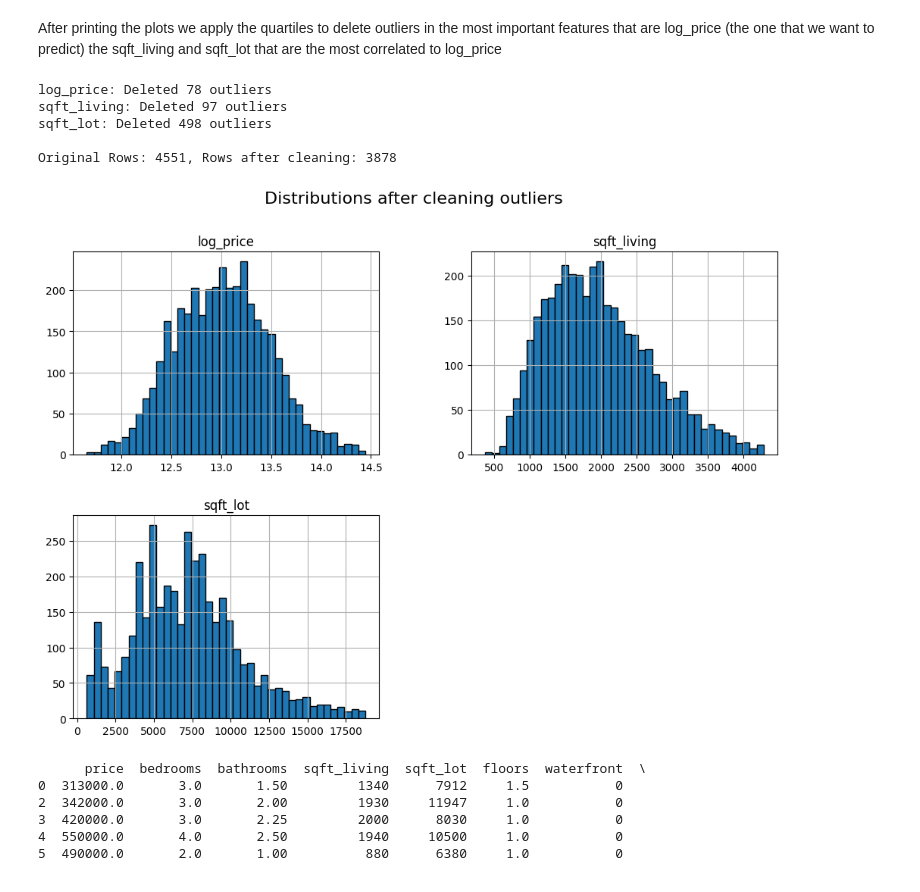
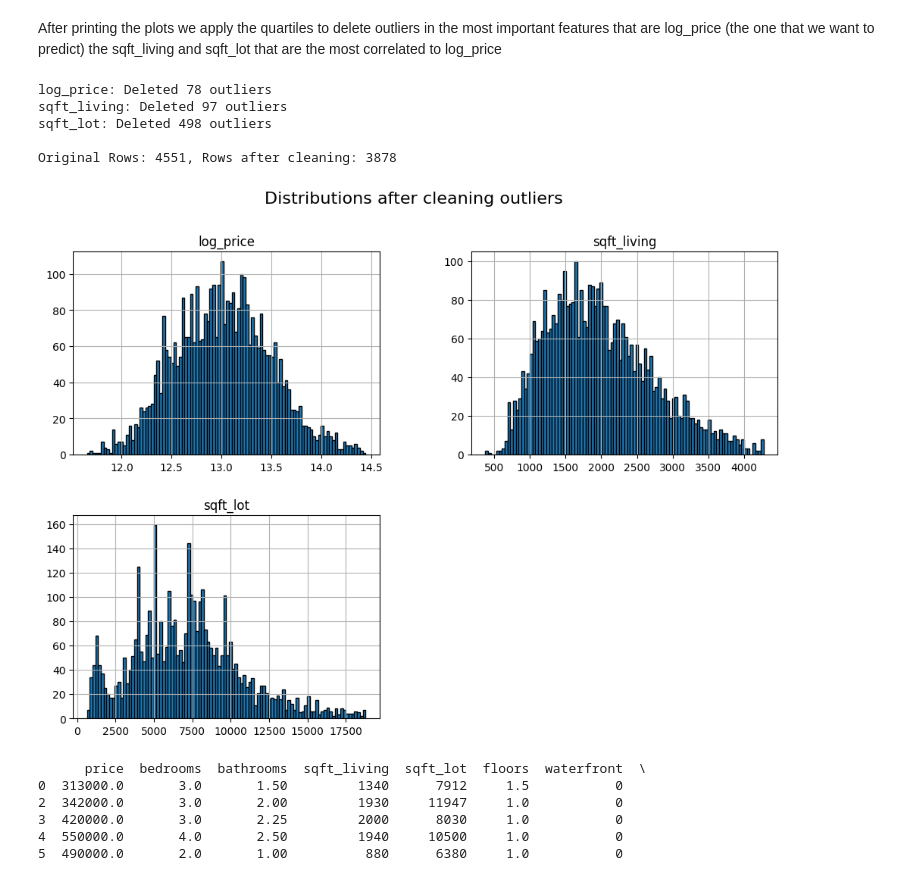
Before and after one commit to ItsTowi/Activity1_NEC, a Jupyter notebook: activity1.ipynb, the cells around one changed output. Drawn from its saved outputs; the diff is of its cells as text; code cells hidden in the pictures.

```diff
--- a/activity1.ipynb
+++ b/activity1.ipynb
@@ -215,35 +215,35 @@ After printing the plots we apply the quartiles to delete outliers in the most i
 # %%
 
 vars_to_clean = ["log_price", "sqft_living", "sqft_lot"]
 
 df_clean = df.copy()
 
 
 def remove_outliers_iqr(data, column):
     Q1 = data[column].quantile(0.25)
     Q3 = data[column].quantile(0.75)
     IQR = Q3 - Q1
     lower = Q1 - 1.5 * IQR
     upper = Q3 + 1.5 * IQR
     filtered_data = data[(data[column] >= lower) & (data[column] <= upper)]
     print(f"{column}: Deleted {len(data)-len(filtered_data)} outliers")
     return filtered_data
 
 for col in vars_to_clean:
     df_clean = remove_outliers_iqr(df_clean, col)
 
 print(f"\nOriginal Rows: {len(df)}, Rows after cleaning: {len(df_clean)}")
 
-df_clean[vars_to_clean].hist(figsize=(12,8), bins=40, edgecolor='black')
+df_clean[vars_to_clean].hist(figsize=(12,8), bins=100, edgecolor='black')
 plt.suptitle("Distributions after cleaning outliers", fontsize=16)
 plt.show()
 # %% [output]
 log_price: Deleted 78 outliers
 sqft_living: Deleted 97 outliers
 sqft_lot: Deleted 498 outliers
 
 Original Rows: 4551, Rows after cleaning: 3878
-[figure, old version]
+[figure, new version]
 # %%
 print(df_clean.head())
 
```
Also changed, not shown: parts of 8 cells of this notebook, 2 other files.
